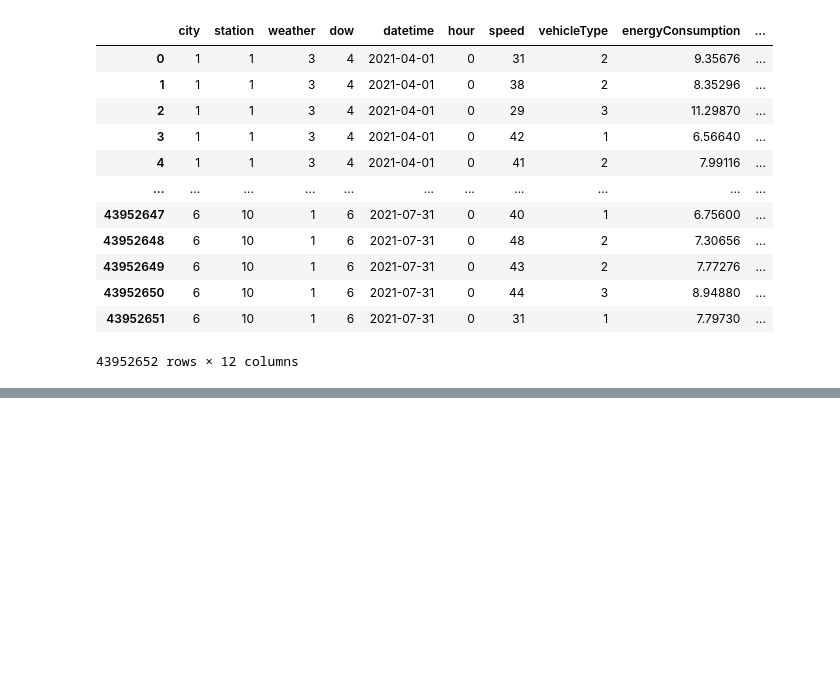
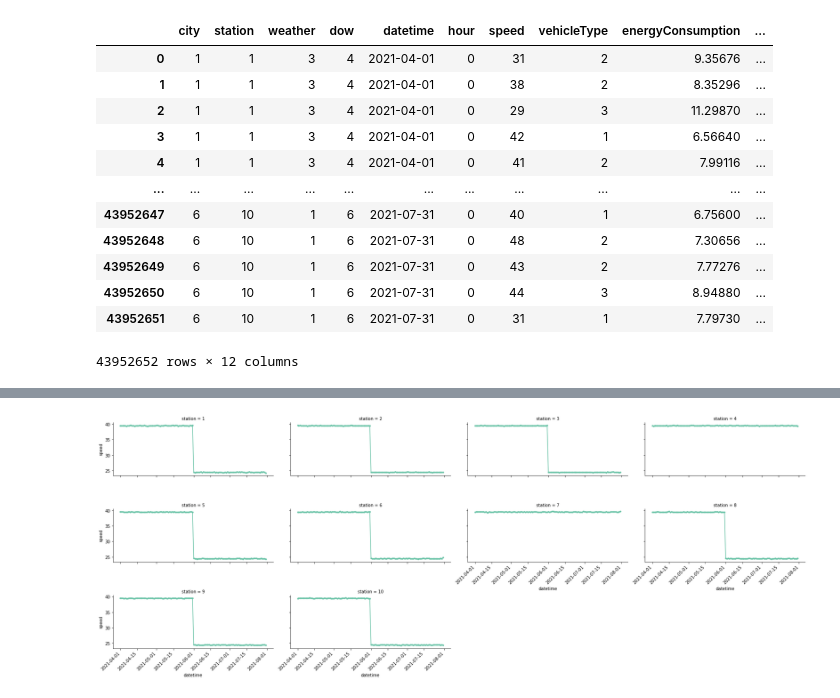
Before and after one commit to leonardohannas/MODS206_TelecomParis, a Jupyter notebook: notebook.ipynb, the cells around one changed output, grey strips where cells are left out. Drawn from its saved outputs; the diff is of its cells as text; code cells hidden in the pictures; blank space fills up the shorter version.

```diff
--- a/notebook.ipynb
+++ b/notebook.ipynb
@@ -47,0 +149,3 @@ traffic
+# %%
+stations_city_1 = traffic[traffic['city'] == 1].groupby([ 'station', pd.Grouper(key='datetime', freq='D')]).mean().drop(columns=['weather', 'dow', 'vehicleType', 'hour'])
+stations_city_1
@@ -47,0 +185,16 @@ traffic
+# %%
+# Plot speed vs datetime for each station
+g = sns.FacetGrid(stations_city_1.reset_index(), col="station", col_wrap=4, height=3, aspect=2)
+g = g.map(plt.plot, "datetime", "speed", marker=".")
+
+# Rotate x-axis labels for better visibility
+for ax in g.axes:
+    plt.setp(ax.get_xticklabels(), rotation=45, ha="right")
+
+# Adjust the layout
+plt.tight_layout()
+
+# Show the plot
+plt.show()
+# %% [output]
+[figure, added]
```
Also changed, not shown: parts of 20 cells of this notebook.
